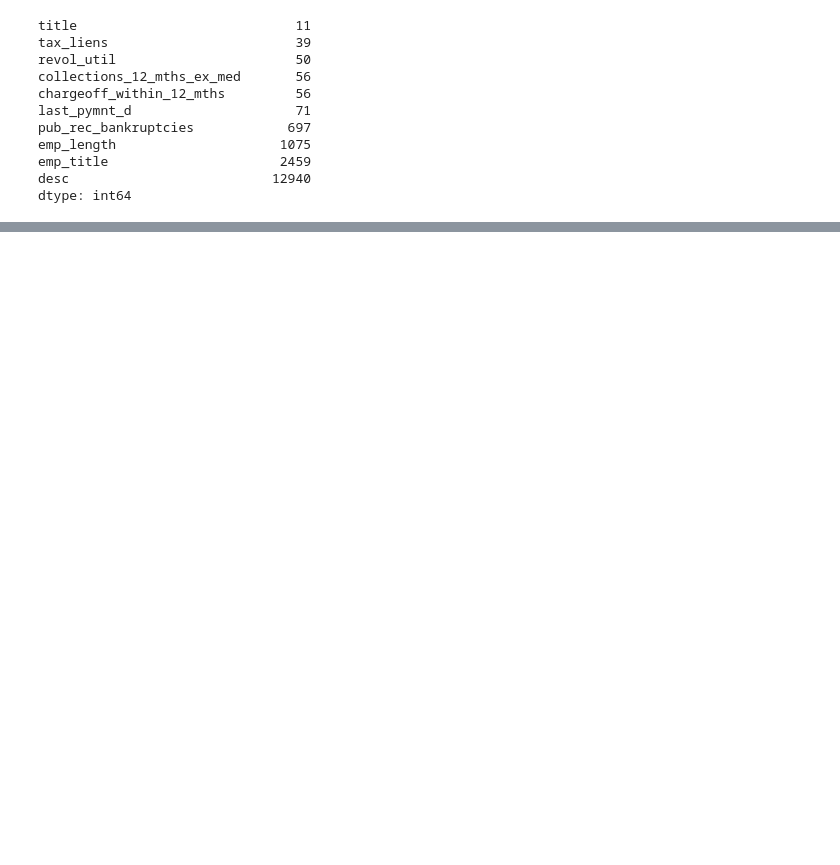
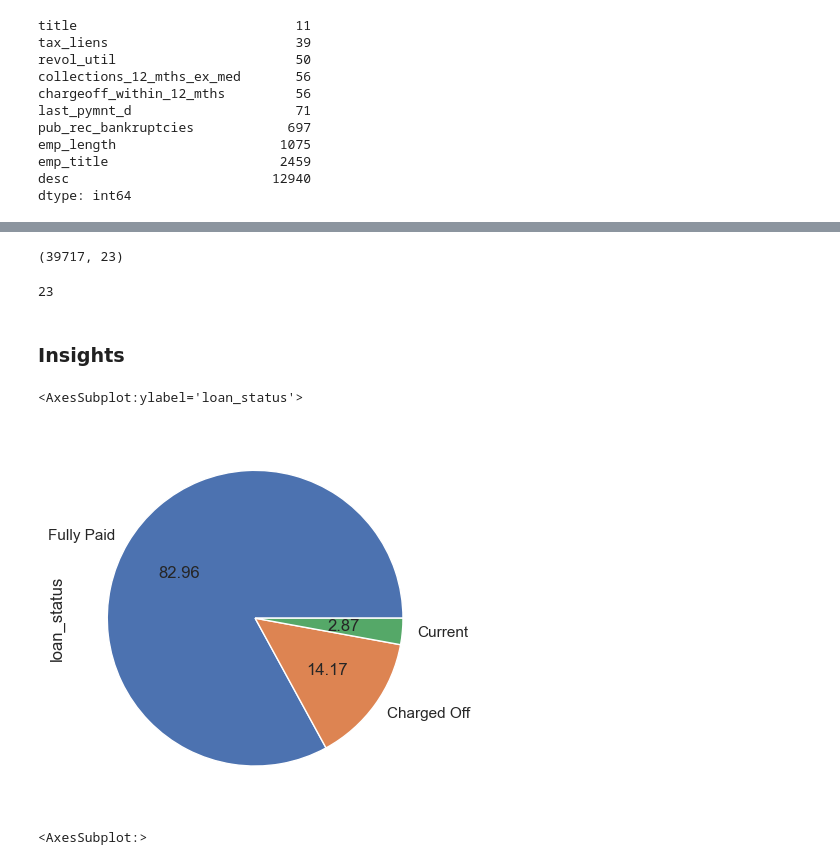
Before and after one commit to abhi-singh-123/Lending-club-case-study, a Jupyter notebook: Lending-Club-Case-Study.ipynb, the cells around one changed output, grey strips where cells are left out. Saved outputs shown, nothing was run; the diff lists cells and outputs as text; code cells hidden in the pictures; blank space fills up the shorter version.

Commit message:
Cleaned up data

```diff
--- a/Lending-Club-Case-Study.ipynb
+++ b/Lending-Club-Case-Study.ipynb
@@ -188,4 +167,6 @@ df_after_dropped_cols[df_after_dropped_cols.loan_status=="Charged Off"]
 # %%
-df_after_dropped_cols["term"] = df_after_dropped_cols.term.apply(lambda x: x.split(" ")[1]).astype('int64').dtype
+#terms is in month let's convert to numeric and remove string "months"
+df_after_dropped_cols["term"] = df_after_dropped_cols.term.apply(lambda x: x.split(" ")[1]).astype('int64')
 # %%
-df_after_dropped_cols.int_rate=df_after_dropped_cols.int_rate.apply(lambda x: x[:-1]).astype('float64').dtype
+#int_rate is in % let's convert to float and remove string "%"
+df_after_dropped_cols.int_rate=df_after_dropped_cols.int_rate.apply(lambda x: x[:-1]).astype('float64')
@@ -213,3 +249,8 @@ memory usage: 15.8+ MB
 # %%
-df_after_dropped_cols.emp_length.value_counts()
+#dropping out_prncp, out_prncp_inv because it just shows how much principle is outstanding. It doesn't provide very meaninful insight.
+#dropping loan_amnt,funded_amnt_inv as the data is very similar to funded_amnt
+#total_rec_late_fee and recoveries can be dropped as it has 95%+ entries as 0
+#total_rec_int','total_rec_prncp, total_pymnt,total_pymnt_inv, collection_recovery_fee  can be droppes as it's not giving much insight
+df_after_dropped_cols = df_after_dropped_cols.drop(columns=["out_prncp","out_prncp_inv",'loan_amnt','funded_amnt_inv', 'total_rec_late_fee', 'recoveries', 'total_rec_int','total_rec_prncp','total_pymnt_inv','total_pymnt','collection_recovery_fee' ])
+df_after_dropped_cols.shape
 # %% [output]
@@ -228,5 +257,0 @@ Name: emp_length, dtype: int64
-# %%
-plt.figure(figsize=(80,60))
-sns.set_theme(style="white")
-corr = df_after_dropped_cols.corr()
-heatmap = sns.heatmap(corr, annot=True, cmap="Blues", fmt='.1g')
@@ -255,0 +335,20 @@ dtype: float64
+# %%
+df_after_dropped_cols.shape
+# %% [output]
+(39717, 23)
+# %%
+df_after_dropped_cols.shape[1]
+# %% [output]
+23
+# %% [markdown]
+### Insights
+# %%
+#82.96% customer has paid the loan fully while 14.17% customer are defaulters leading to financial loss
+df_after_dropped_cols.loan_status.value_counts().plot.pie(autopct='%.2f')
+# %% [output]
+<AxesSubplot:ylabel='loan_status'>
+[figure, added]
+# %%
+df_after_dropped_cols.funded_amnt.plot.bar(x="funded_amnt",y="loan_status")
+# %% [output]
+<AxesSubplot:>
```
Also changed, not shown: parts of 35 cells of this notebook.
